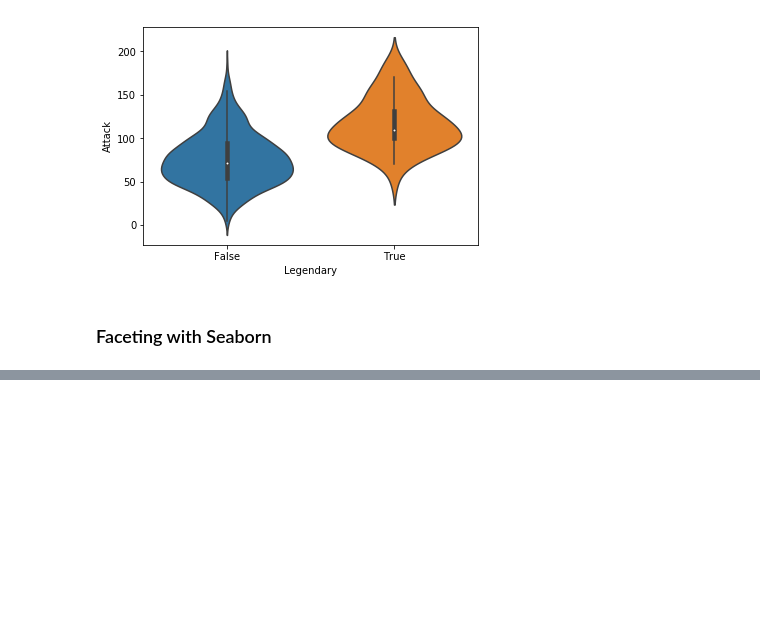
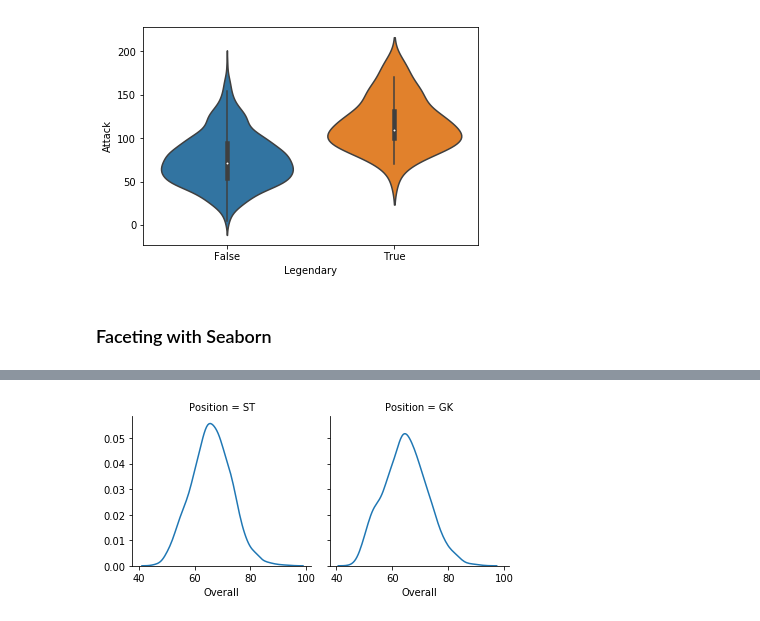
Before and after one commit to Licho59/job_data_visualize, a Jupyter notebook: Data_analysis_visualization/visualisation_review_tutorial.ipynb, the cells around one changed output, grey strips where cells are left out. Saved outputs shown, nothing was run; the diff lists cells and outputs as text; code cells hidden in the pictures; blank space fills up the shorter version.

```diff
--- a/Data_analysis_visualization/visualisation_review_tutorial.ipynb
+++ b/Data_analysis_visualization/visualisation_review_tutorial.ipynb
@@ -574,0 +653,6 @@ sns.violinplot(x=pokemon.Legendary, y=pokemon.Attack);
+# %%
+# every time where the figure('g') object was plotted the next one has to be created
+g = sns.FacetGrid(df, col='Position')
+g.map(sns.kdeplot, "Overall");
+# %% [output]
+[figure, added]
```
Also changed, not shown: parts of 52 cells of this notebook, 7 other files.
